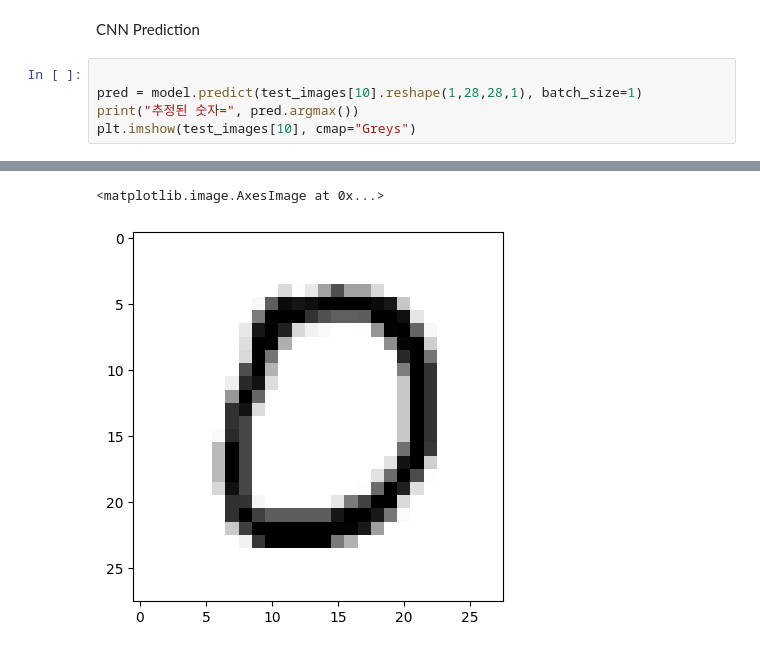
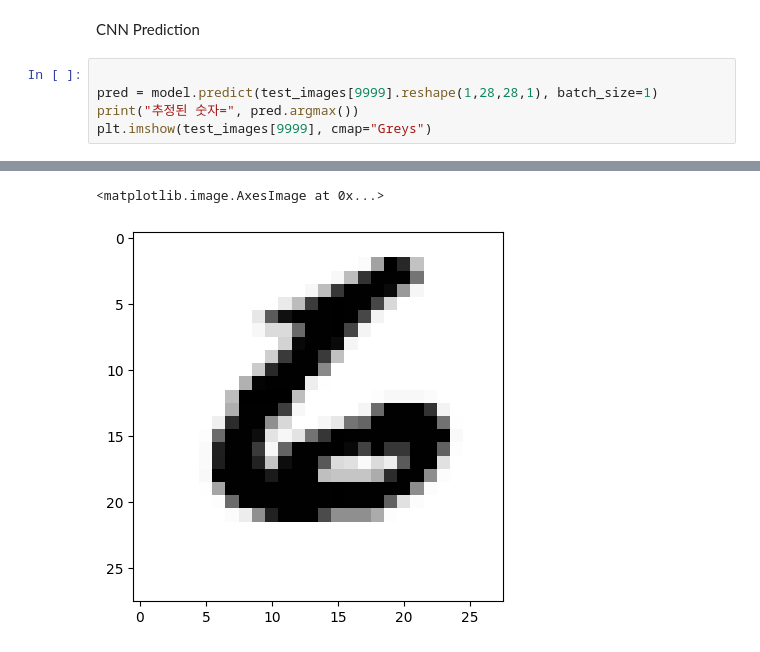
Before and after one commit to surf0123/ai, a Jupyter notebook: intai.ipynb, the cells around one changed output, grey strips where cells are left out. Drawn from its saved outputs; the diff is of its cells as text.

```diff
--- a/intai.ipynb
+++ b/intai.ipynb
@@ -345,7 +345,7 @@ Epoch 5/5
 CNN Prediction
 # %%
 
-pred = model.predict(test_images[10].reshape(1,28,28,1), batch_size=1)
+pred = model.predict(test_images[9999].reshape(1,28,28,1), batch_size=1)
 print("추정된 숫자=", pred.argmax())
-plt.imshow(test_images[10], cmap="Greys")
+plt.imshow(test_images[9999], cmap="Greys")
 # %% [output]
@@ -354,2 +354,2 @@ plt.imshow(test_images[10], cmap="Greys")
 <matplotlib.image.AxesImage at 0x...>
-[figure, old version]
+[figure, new version]
```
Also changed, not shown: parts of 3 cells of this notebook.
